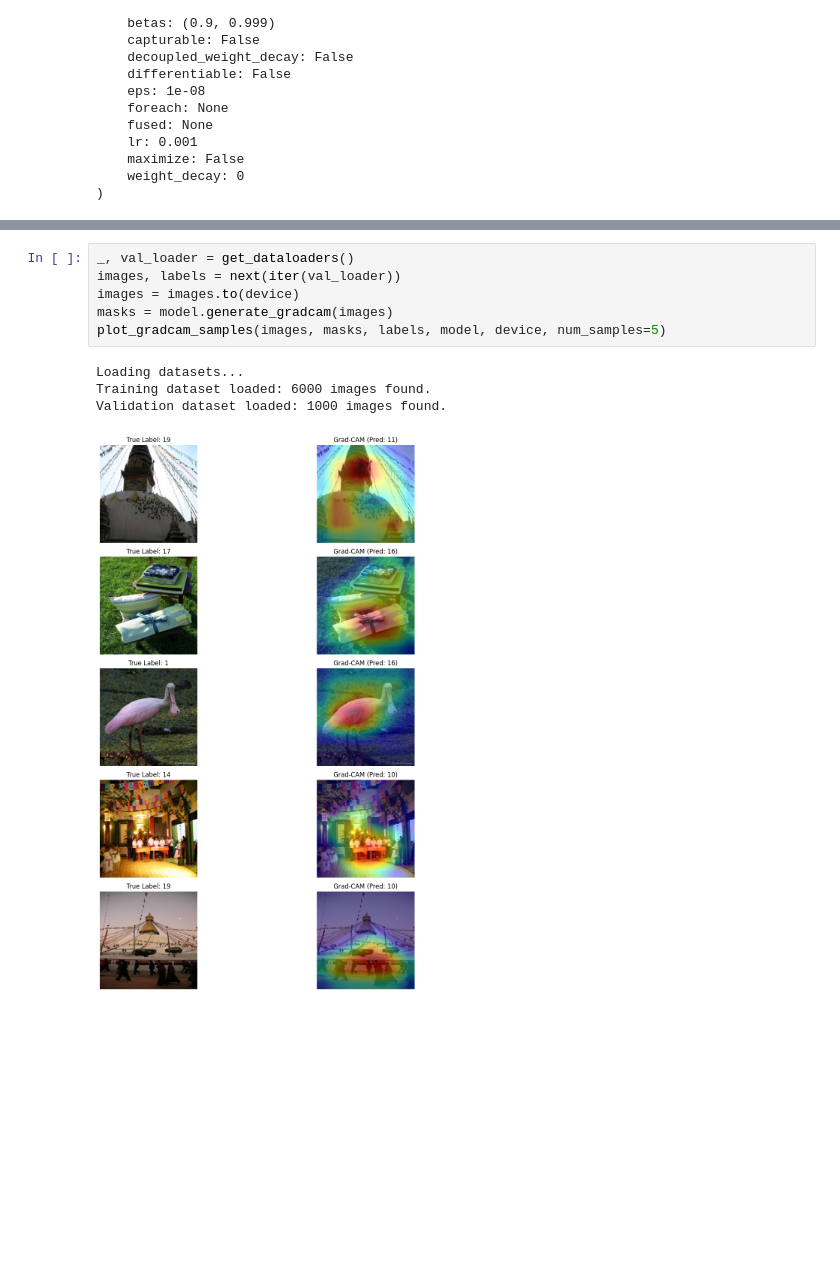
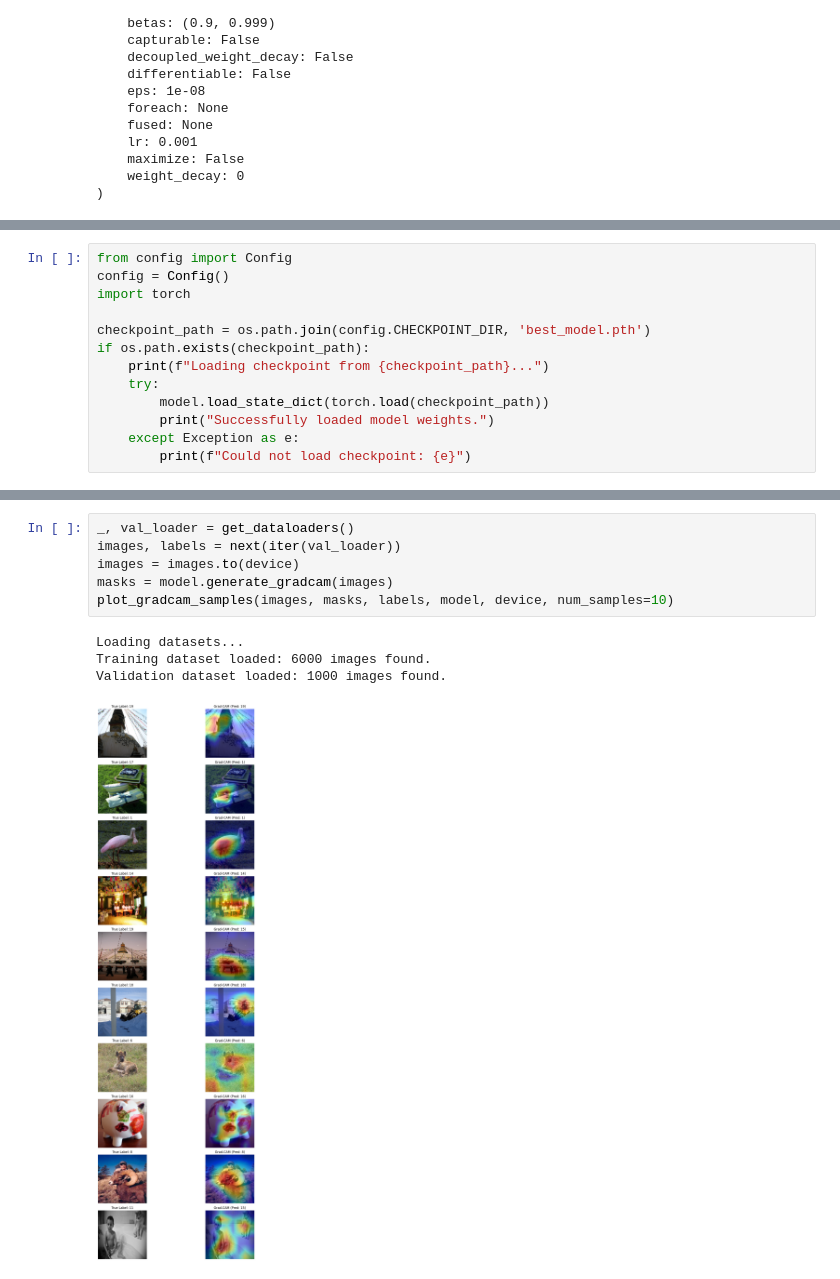
Before and after one commit to bencejdanko/imagenet-classification-mobilint-mla-100, a Jupyter notebook: 2026-03-01/resnet10.ipynb, the cells around one changed output, grey strips where cells are left out. Cells and saved outputs as stored; diff of their text form; blank space fills up the shorter version.

```diff
--- a/2026-03-01/resnet10.ipynb
+++ b/2026-03-01/resnet10.ipynb
@@ -177,0 +168,13 @@ plot_training_history(history)
+# %%
+from config import Config
+config = Config()
+import torch
+
+checkpoint_path = os.path.join(config.CHECKPOINT_DIR, 'best_model.pth')
+if os.path.exists(checkpoint_path):
+    print(f"Loading checkpoint from {checkpoint_path}...")
+    try:
+        model.load_state_dict(torch.load(checkpoint_path))
+        print("Successfully loaded model weights.")
+    except Exception as e:
+        print(f"Could not load checkpoint: {e}")
@@ -202,11 +208,11 @@ weighted avg       0.38      0.29      0.26      1000
 # %%
 _, val_loader = get_dataloaders()
 images, labels = next(iter(val_loader))
 images = images.to(device)
 masks = model.generate_gradcam(images)
-plot_gradcam_samples(images, masks, labels, model, device, num_samples=5)
+plot_gradcam_samples(images, masks, labels, model, device, num_samples=10)
 # %% [output]
 Loading datasets...
 Training dataset loaded: 6000 images found.
 Validation dataset loaded: 1000 images found.
-[figure, old version]
+[figure, new version]
```
Also changed, not shown: parts of 9 cells of this notebook.
